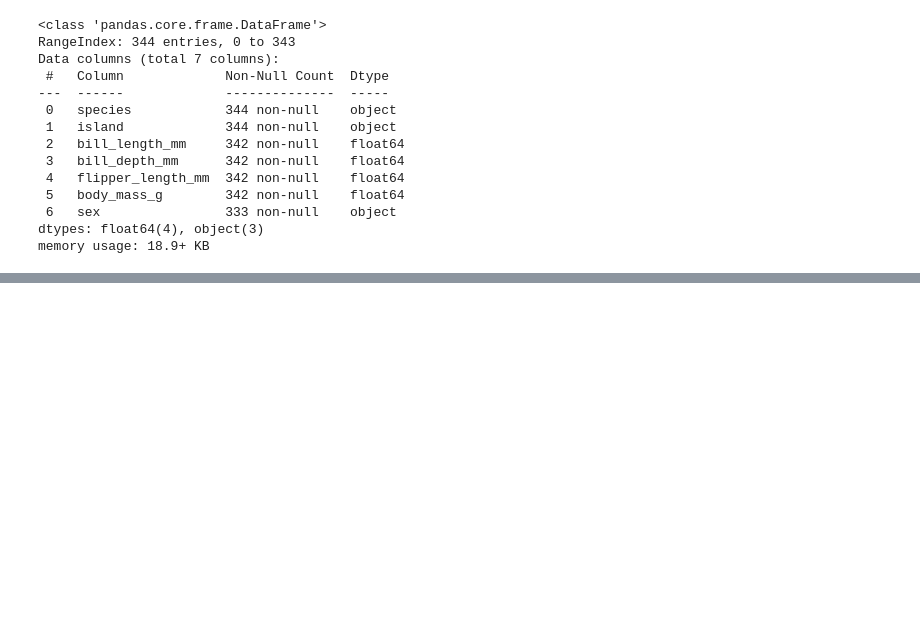
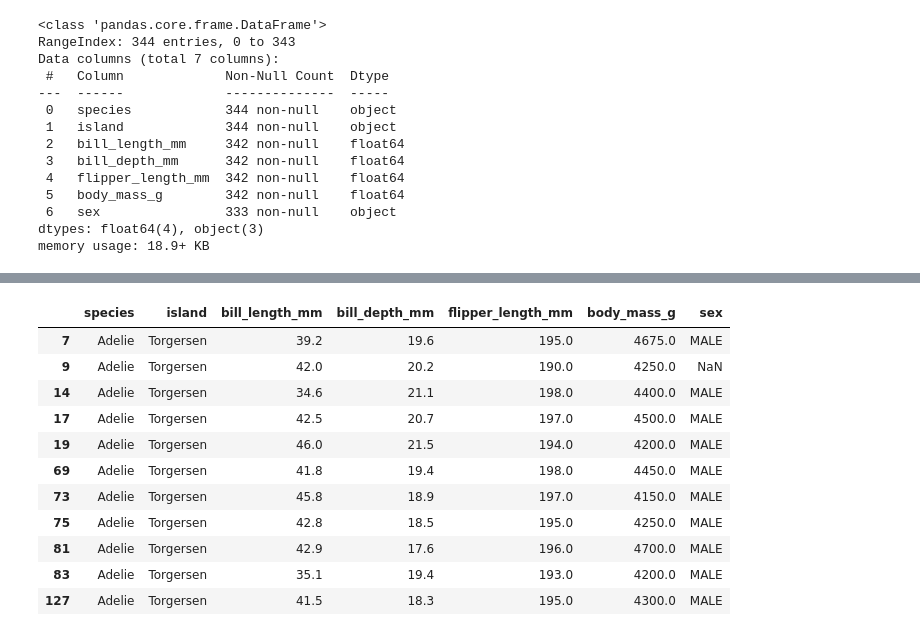
Before and after one commit to LebrancWorkshop/Python-Pandas-Datarockie, a Jupyter notebook: Pandas/penguin.ipynb, the cells around one changed output, grey strips where cells are left out. Saved outputs shown, nothing was run; the diff lists cells and outputs as text; code cells hidden in the pictures; blank space fills up the shorter version.

```diff
--- a/Pandas/penguin.ipynb
+++ b/Pandas/penguin.ipynb
@@ -46,0 +158,15 @@ memory usage: 18.9+ KB
+# %%
+penguins.query("island == 'Torgersen' & body_mass_g > 4000")
+# %% [output]
+|  | species | island | bill_length_mm | bill_depth_mm | flipper_length_mm | body_mass_g | sex |
+| 7 | Adelie | Torgersen | 39.2 | 19.6 | 195.0 | 4675.0 | MALE |
+| 9 | Adelie | Torgersen | 42.0 | 20.2 | 190.0 | 4250.0 | NaN |
+| 14 | Adelie | Torgersen | 34.6 | 21.1 | 198.0 | 4400.0 | MALE |
+| 17 | Adelie | Torgersen | 42.5 | 20.7 | 197.0 | 4500.0 | MALE |
+| 19 | Adelie | Torgersen | 46.0 | 21.5 | 194.0 | 4200.0 | MALE |
+| 69 | Adelie | Torgersen | 41.8 | 19.4 | 198.0 | 4450.0 | MALE |
+| 73 | Adelie | Torgersen | 45.8 | 18.9 | 197.0 | 4150.0 | MALE |
+| 75 | Adelie | Torgersen | 42.8 | 18.5 | 195.0 | 4250.0 | MALE |
+| 81 | Adelie | Torgersen | 42.9 | 17.6 | 196.0 | 4700.0 | MALE |
+| 83 | Adelie | Torgersen | 35.1 | 19.4 | 193.0 | 4200.0 | MALE |
+| 127 | Adelie | Torgersen | 41.5 | 18.3 | 195.0 | 4300.0 | MALE |
```
Also changed, not shown: parts of 17 cells of this notebook, 1 other file.
